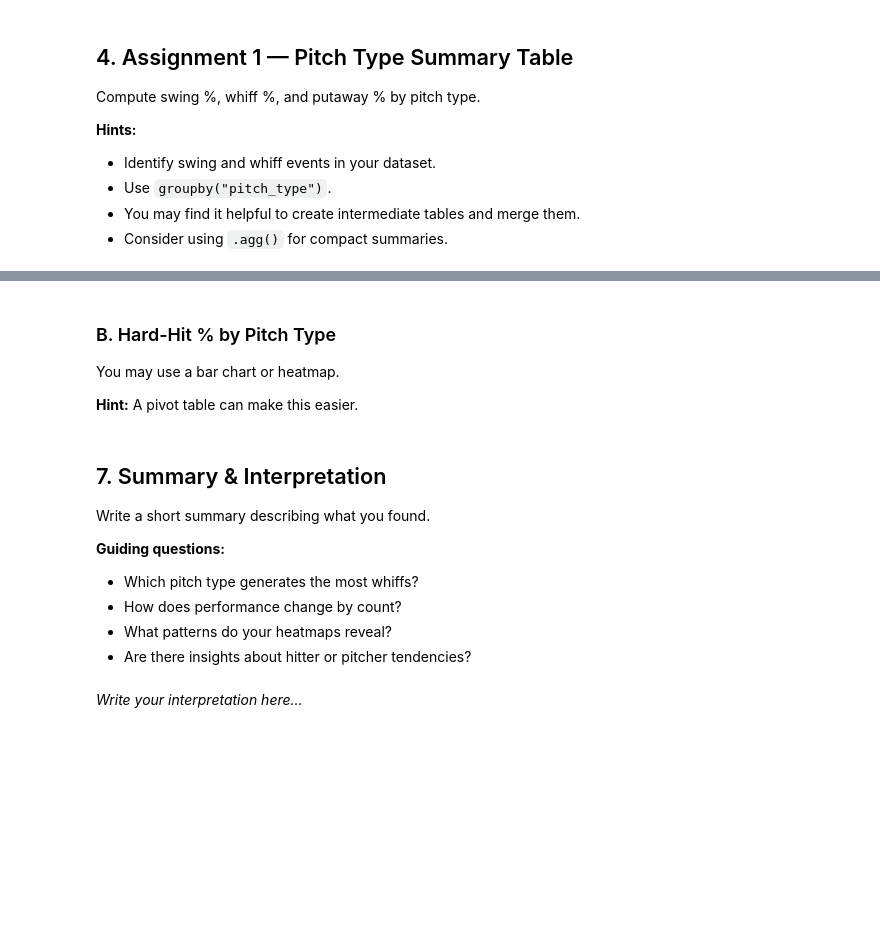
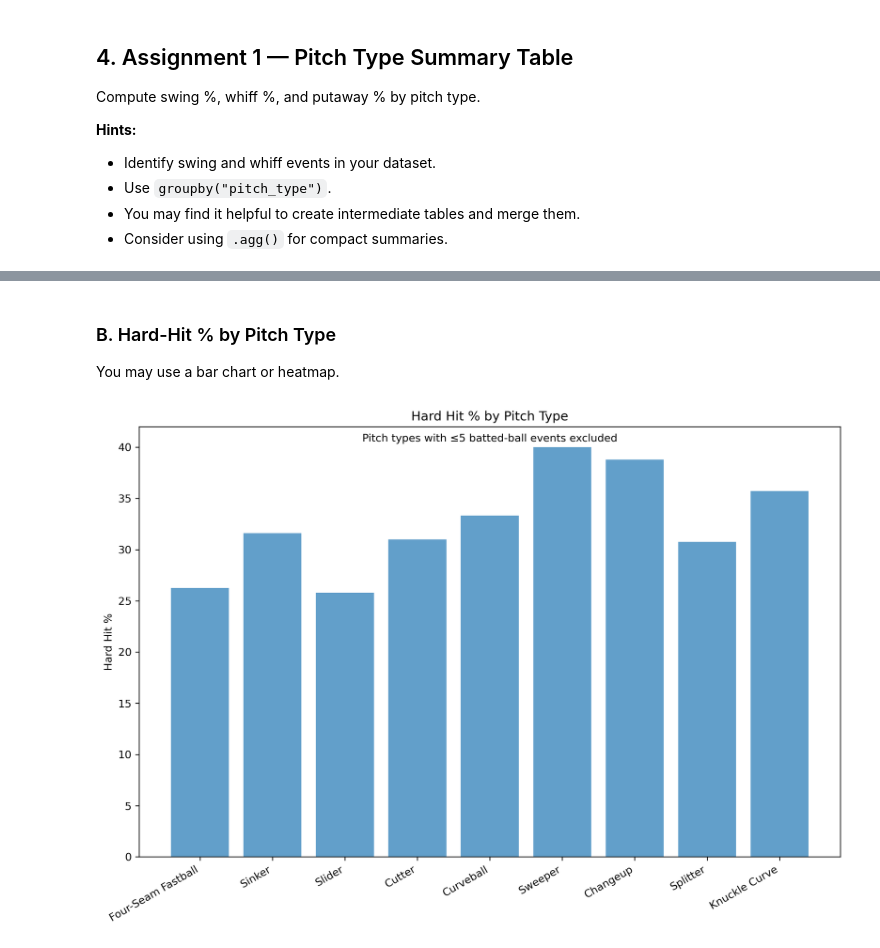
Before and after one commit to lstickells/laura-sports-analytics, a Jupyter notebook: assignments/week2-viz/Week2_Python_Visualizations.ipynb, the cells around one changed output, grey strips where cells are left out. Drawn from its saved outputs; the diff is of its cells as text; code cells hidden in the pictures; blank space fills up the shorter version.

```diff
--- a/assignments/week2-viz/Week2_Python_Visualizations.ipynb
+++ b/assignments/week2-viz/Week2_Python_Visualizations.ipynb
@@ -68,5 +530,3 @@ Create bins for horizontal and vertical pitch location.
 # %% [markdown]
 ### B. Hard-Hit % by Pitch Type
 You may use a bar chart or heatmap.
-
-**Hint:** A pivot table can make this easier.
@@ -75,11 +533,48 @@ You may use a bar chart or heatmap.
-# %% [markdown]
-## 7. Summary & Interpretation
-Write a short summary describing what you found.
-
-**Guiding questions:**
-- Which pitch type generates the most whiffs?
-- How does performance change by count?
-- What patterns do your heatmaps reveal?
-- Are there insights about hitter or pitcher tendencies?
-# %% [markdown]
-_Write your interpretation here..._
+# %%
+HARD_HIT = 95
+MIN_SWINGS = 6 # eliminates 5 or fewer
+ev_col = "launch_speed"
+la_col = "launch_angle"
+
+
+batted = df.dropna(subset=[ev_col, la_col]).copy()
+batted['hard_hit'] = batted[ev_col] >= HARD_HIT
+
+summary = (
+    batted
+    .groupby('pitch_type')
+    .agg(
+        hard_hit_pct=('hard_hit', 'mean'),
+        total_batted=('hard_hit', 'size')
+    )
+    .sort_values(by='total_batted', ascending=False)
+)
+
+# convert to percent for plotting
+summary['hard_hit_pct'] = summary['hard_hit_pct'] * 100
+
+# remove pitches that don't mean min swings threshold
+summary = summary[summary['total_batted'] >= MIN_SWINGS].copy()
+
+
+# Data for the chart
+pitch_labels = [pitch_name_map.get(p, p) for p in summary.index] # use pitch dictionary from earlier assignment
+y_position = np.arange(len(pitch_labels)) # arranges the position of the bars on the x-axis
+value = summary['hard_hit_pct']
+
+# Create the bar chart
+plt.figure(figsize=(10, 7), dpi = 300)
+plt.bar(y_position, value, alpha=0.7)
+
+
+
+plt.xticks(y_position, pitch_labels, rotation=30, ha='right')
+plt.ylabel('Hard Hit %')
+plt.title('Hard Hit % by Pitch Type')
+plt.tight_layout()
+
+plt.text(0.5, 0.96, "Pitch types with ≤5 batted-ball events excluded",
+         ha="center", va="bottom", transform=plt.gca().transAxes, fontsize=10)
+plt.show()
+# %% [output]
+[figure, added]
```
Also changed, not shown: parts of 26 cells of this notebook.
